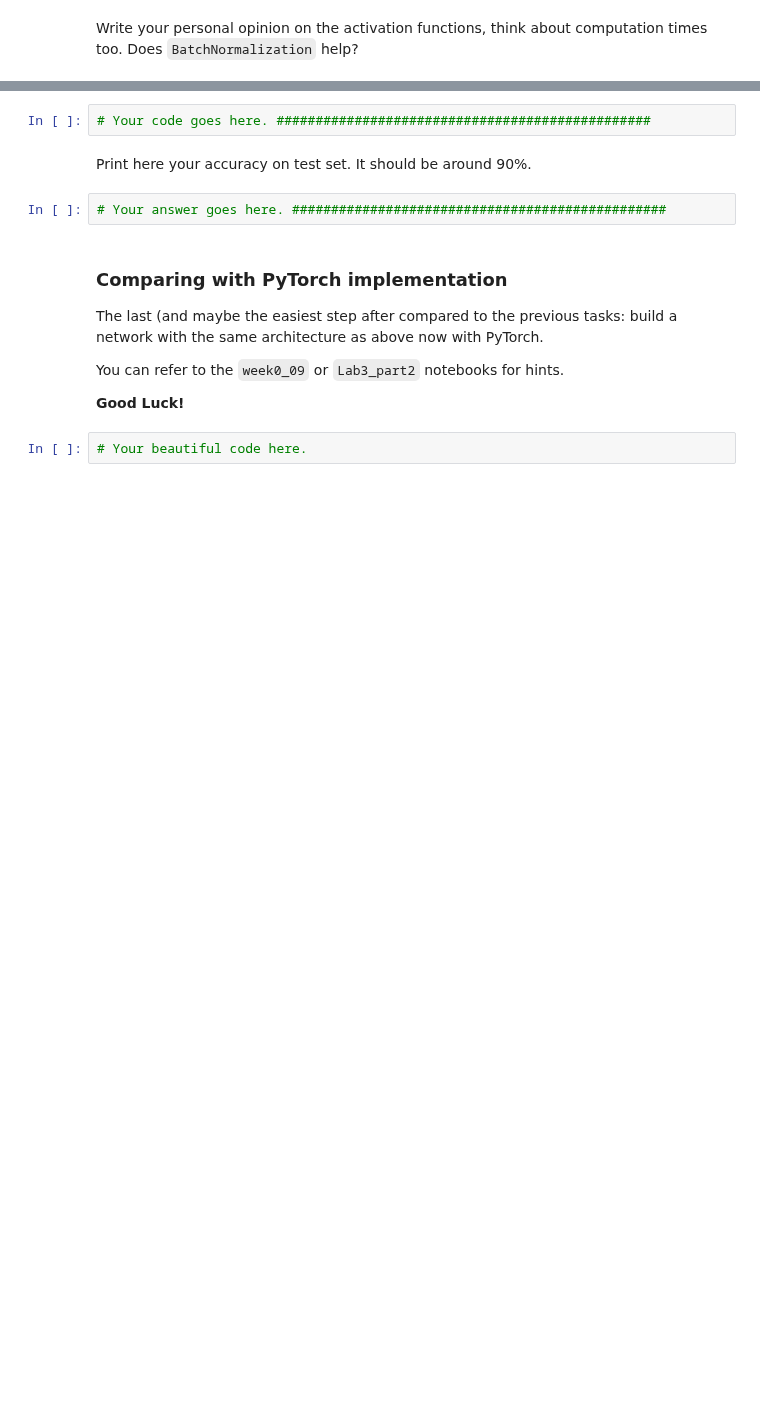
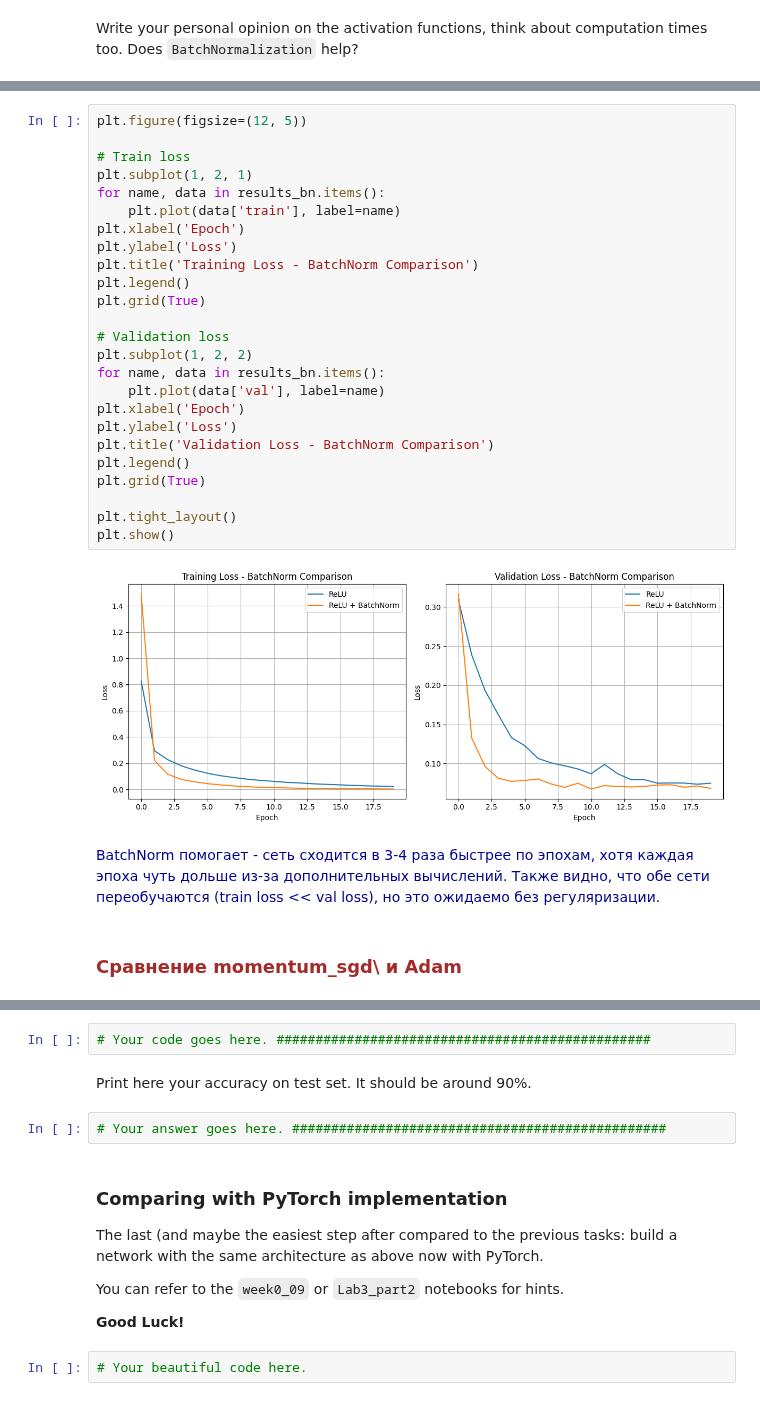
Before and after one commit to gammabox2020/ml-course-2023-homeworks, a Jupyter notebook: homeworks/hw08_nn_from_scratch/main_notebook.ipynb, the cells around one changed output, grey strips where cells are left out. Drawn from its saved outputs; the diff is of its cells as text; blank space fills up the shorter version.

```diff
--- a/homeworks/hw08_nn_from_scratch/main_notebook.ipynb
+++ b/homeworks/hw08_nn_from_scratch/main_notebook.ipynb
@@ -405,0 +504,31 @@ Write your personal opinion on the activation functions, think about computation
+# %%
+plt.figure(figsize=(12, 5))
+
+# Train loss
+plt.subplot(1, 2, 1)
+for name, data in results_bn.items():
+    plt.plot(data['train'], label=name)
+plt.xlabel('Epoch')
+plt.ylabel('Loss')
+plt.title('Training Loss - BatchNorm Comparison')
+plt.legend()
+plt.grid(True)
+
+# Validation loss
+plt.subplot(1, 2, 2)
+for name, data in results_bn.items():
+    plt.plot(data['val'], label=name)
+plt.xlabel('Epoch')
+plt.ylabel('Loss')
+plt.title('Validation Loss - BatchNorm Comparison')
+plt.legend()
+plt.grid(True)
+
+plt.tight_layout()
+plt.show()
+# %% [output]
+[figure, added]
+# %% [markdown]
+<font color=darkblue>BatchNorm помогает - сеть сходится в 3-4 раза быстрее по эпохам, хотя каждая эпоха чуть дольше из-за дополнительных вычислений. Также видно, что обе сети переобучаются (train loss << val loss), но это ожидаемо без регуляризации.</font>
+# %% [markdown]
+### <font color = brown> Сравнение momentum_sgd\ и Adam <font>
```
Also changed, not shown: parts of 13 cells of this notebook.
